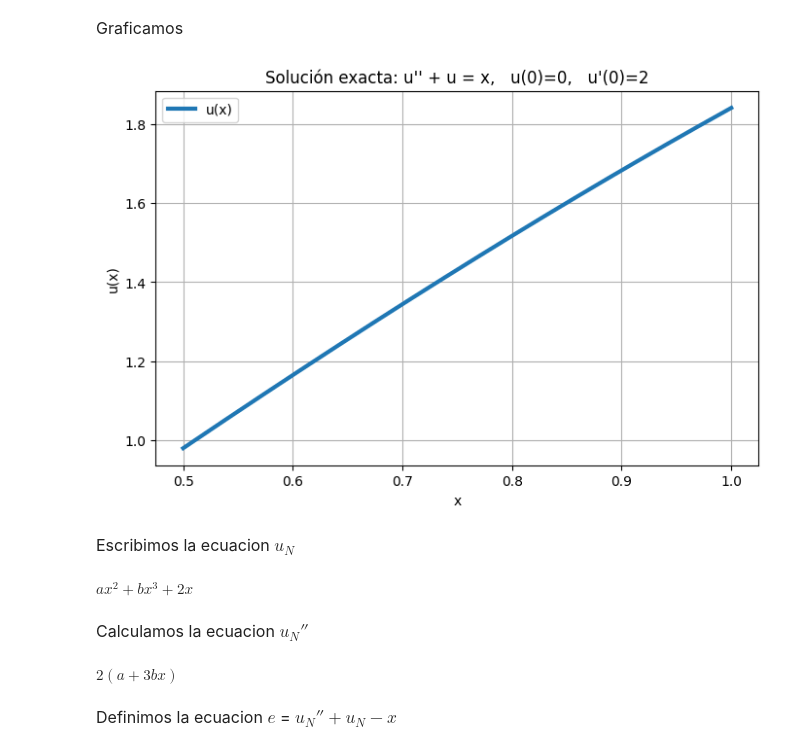
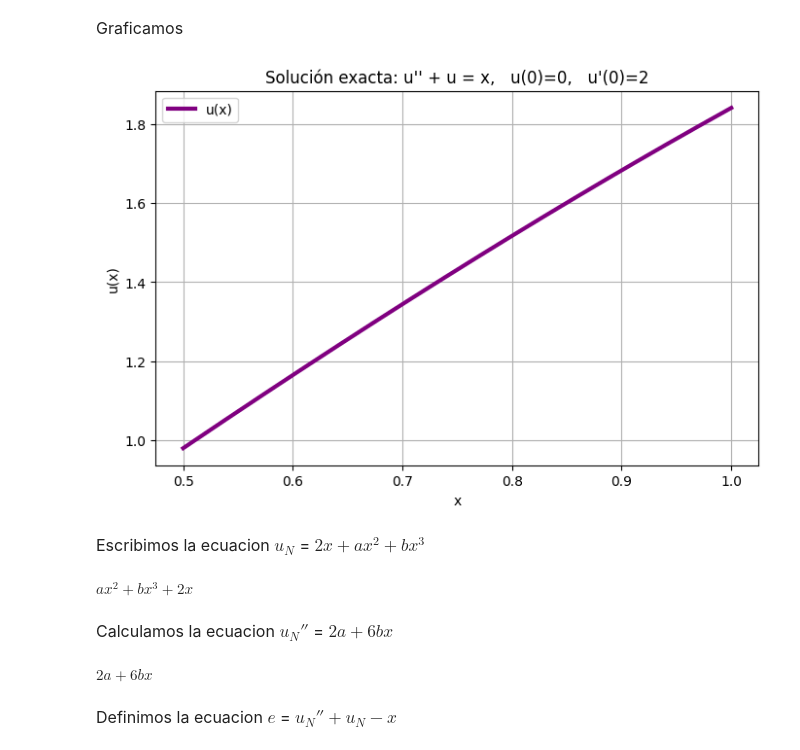
Before and after one commit to Lu1sV1rus/EDP, a Jupyter notebook: Método_de_Colocación.ipynb, the cells around one changed output. Cells and saved outputs as stored; diff of their text form; code cells hidden in the pictures.

```diff
--- a/Método_de_Colocación.ipynb
+++ b/Método_de_Colocación.ipynb
@@ -53,30 +53,30 @@ valorex = sp.lambdify(x, sp.simplify(sol.rhs), "numpy")
 # %%
 xx = np.linspace(0.5, 1, 200)
 yy = valorex(xx)
 plt.figure(figsize=(8,5))
-plt.plot(xx, yy, label="u(x)", linewidth=3)
+plt.plot(xx, yy, label="u(x)", linewidth=3, color="purple")
 plt.title("Solución exacta: u'' + u = x,   u(0)=0,   u'(0)=2")
 plt.xlabel("x")
 plt.ylabel("u(x)")
-plt.grid(True)
+plt.grid()
 plt.legend()
 plt.show()
 # %% [output]
-[figure, old version]
+[figure, new version]
 # %% [markdown]
-<font size=3> Escribimos la ecuacion $u_N$
+<font size=3> Escribimos la ecuacion $u_N$ = $2x+ax^2+bx^3$
 # %%
 un = 2*x + a*x**2 + b*x**3
 un
 # %% [output]
 $\displaystyle a x^{2} + b x^{3} + 2 x$
 # %% [markdown]
-<font size=3> Calculamos la ecuacion $u_N''$
+<font size=3> Calculamos la ecuacion $u_N''$ = $2a+6bx$
 # %%
-un2 = sp.diff(un, x, 2)
+un2 = sp.simplify(sp.diff(un, x, 2))
 un2
 # %% [output]
-$\displaystyle 2 \left(a + 3 b x\right)$
+$\displaystyle 2 a + 6 b x$
 # %% [markdown]
 <font size=3> Definimos la ecuacion $e$ = $u_N''+u_N-x$
 # %%
```
Also changed, not shown: parts of 7 cells of this notebook.
